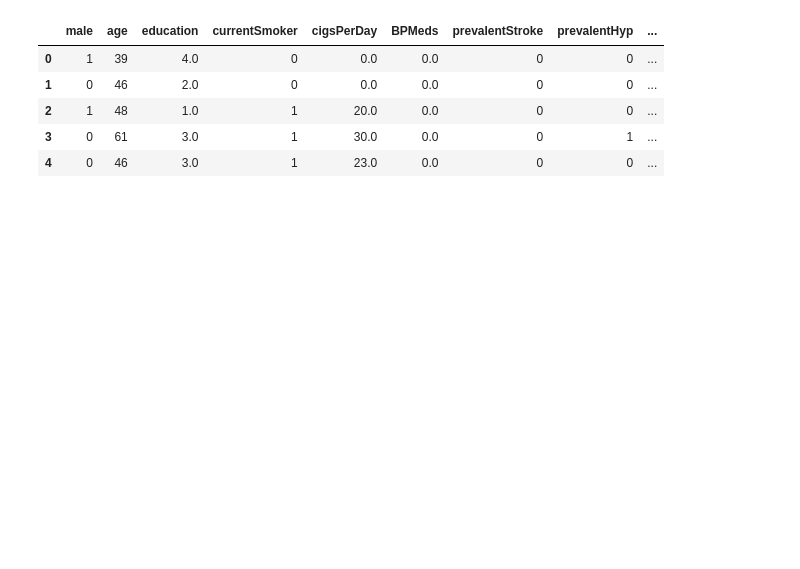
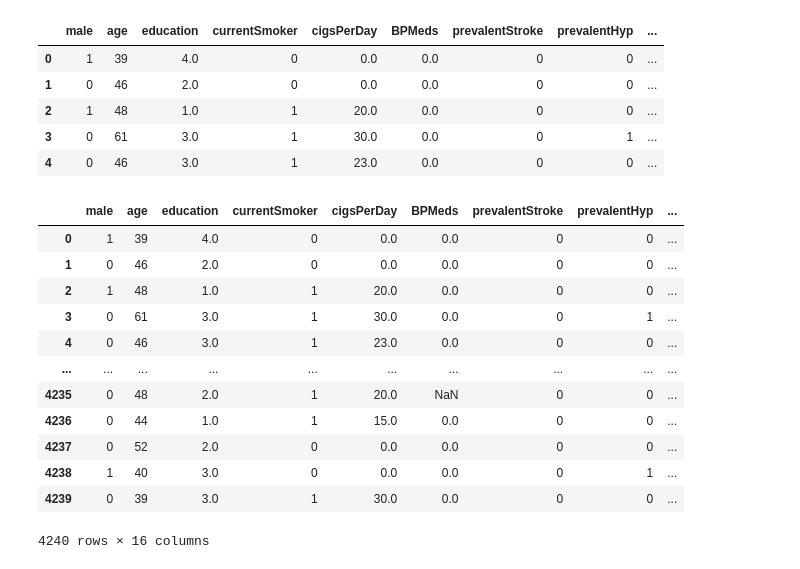
Before and after one commit to WarnerVance/CP2-ML, a Jupyter notebook: Intro to ML Notes/main.ipynb, the cells around one changed output. Saved outputs shown, nothing was run; the diff lists cells and outputs as text; code cells hidden in the pictures; blank space fills up the shorter version.

```diff
--- a/Intro to ML Notes/main.ipynb
+++ b/Intro to ML Notes/main.ipynb
@@ -16,0 +13,25 @@ df.head()
+# %%
+# Data exploration
+
+# Max and min of each column
+
+# Gender distribution
+
+# Average Age
+
+# Histogram of number of cigarettes smoked per day
+df
+# %% [output]
+|  | male | age | education | currentSmoker | cigsPerDay | BPMeds | prevalentStroke | prevalentHyp | ... |
+| 0 | 1 | 39 | 4.0 | 0 | 0.0 | 0.0 | 0 | 0 | ... |
+| 1 | 0 | 46 | 2.0 | 0 | 0.0 | 0.0 | 0 | 0 | ... |
+| 2 | 1 | 48 | 1.0 | 1 | 20.0 | 0.0 | 0 | 0 | ... |
+| 3 | 0 | 61 | 3.0 | 1 | 30.0 | 0.0 | 0 | 1 | ... |
+| 4 | 0 | 46 | 3.0 | 1 | 23.0 | 0.0 | 0 | 0 | ... |
+| ... | ... | ... | ... | ... | ... | ... | ... | ... | ... |
+| 4235 | 0 | 48 | 2.0 | 1 | 20.0 | NaN | 0 | 0 | ... |
+| 4236 | 0 | 44 | 1.0 | 1 | 15.0 | 0.0 | 0 | 0 | ... |
+| 4237 | 0 | 52 | 2.0 | 0 | 0.0 | 0.0 | 0 | 0 | ... |
+| 4238 | 1 | 40 | 3.0 | 0 | 0.0 | 0.0 | 0 | 1 | ... |
+| 4239 | 0 | 39 | 3.0 | 1 | 30.0 | 0.0 | 0 | 0 | ... |
+4240 rows × 16 columns
```
Also changed, not shown: parts of 12 cells of this notebook.
